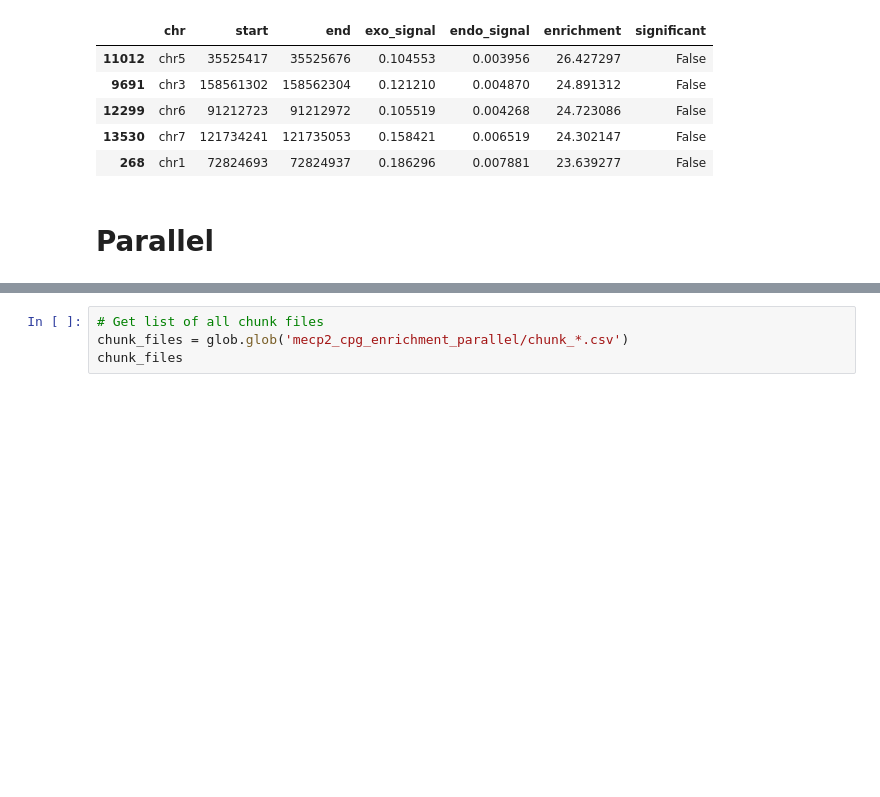
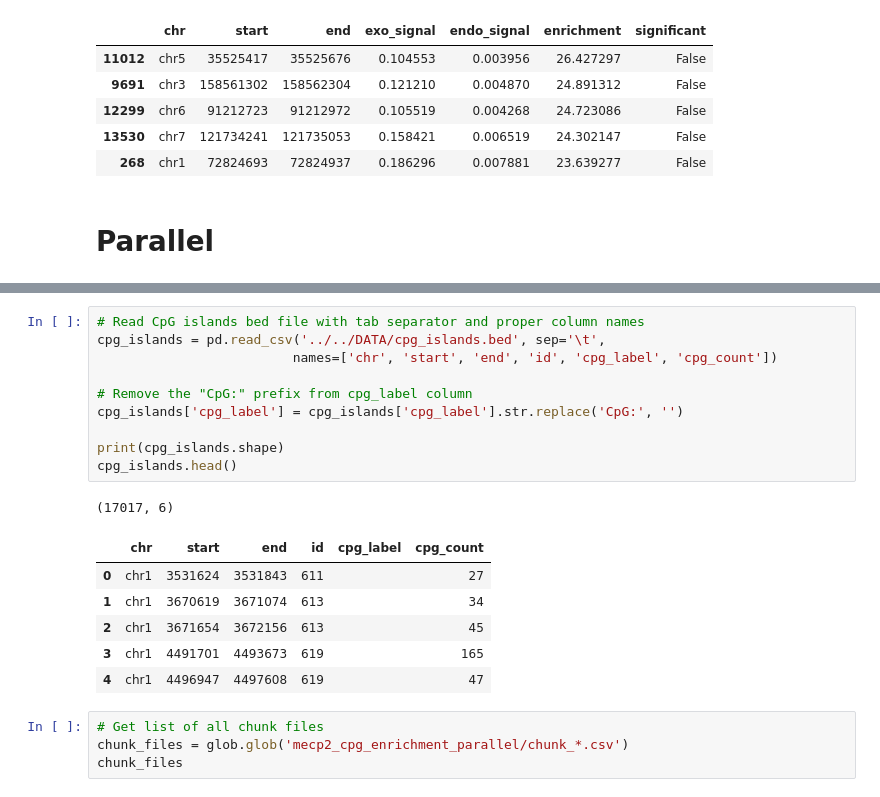
Before and after one commit to michal7kw/SRF_MeCP2_CUTandTAG, a Jupyter notebook: iterative_alternative/analyze_mecp2_cpg_enrichment/analyze_cpg_enrichment.ipynb, the cells around one changed output, grey strips where cells are left out. Saved outputs shown, nothing was run; the diff lists cells and outputs as text; blank space fills up the shorter version.

```diff
--- a/iterative_alternative/analyze_mecp2_cpg_enrichment/analyze_cpg_enrichment.ipynb
+++ b/iterative_alternative/analyze_mecp2_cpg_enrichment/analyze_cpg_enrichment.ipynb
@@ -75,3 +105,21 @@ df_serial.head()
+# %%
+# Read CpG islands bed file with tab separator and proper column names
+cpg_islands = pd.read_csv('../../DATA/cpg_islands.bed', sep='\t',
+                         names=['chr', 'start', 'end', 'id', 'cpg_label', 'cpg_count'])
+
+# Remove the "CpG:" prefix from cpg_label column
+cpg_islands['cpg_label'] = cpg_islands['cpg_label'].str.replace('CpG:', '')
+
+print(cpg_islands.shape)
+cpg_islands.head()
+# %% [output]
+(17017, 6)
+|  | chr | start | end | id | cpg_label | cpg_count |
+| 0 | chr1 | 3531624 | 3531843 | 611 |  | 27 |
+| 1 | chr1 | 3670619 | 3671074 | 613 |  | 34 |
+| 2 | chr1 | 3671654 | 3672156 | 613 |  | 45 |
+| 3 | chr1 | 4491701 | 4493673 | 619 |  | 165 |
+| 4 | chr1 | 4496947 | 4497608 | 619 |  | 47 |
 # %%
 # Get list of all chunk files
 chunk_files = glob.glob('mecp2_cpg_enrichment_parallel/chunk_*.csv')
```
Also changed, not shown: parts of 16 cells of this notebook, 14 other files.
